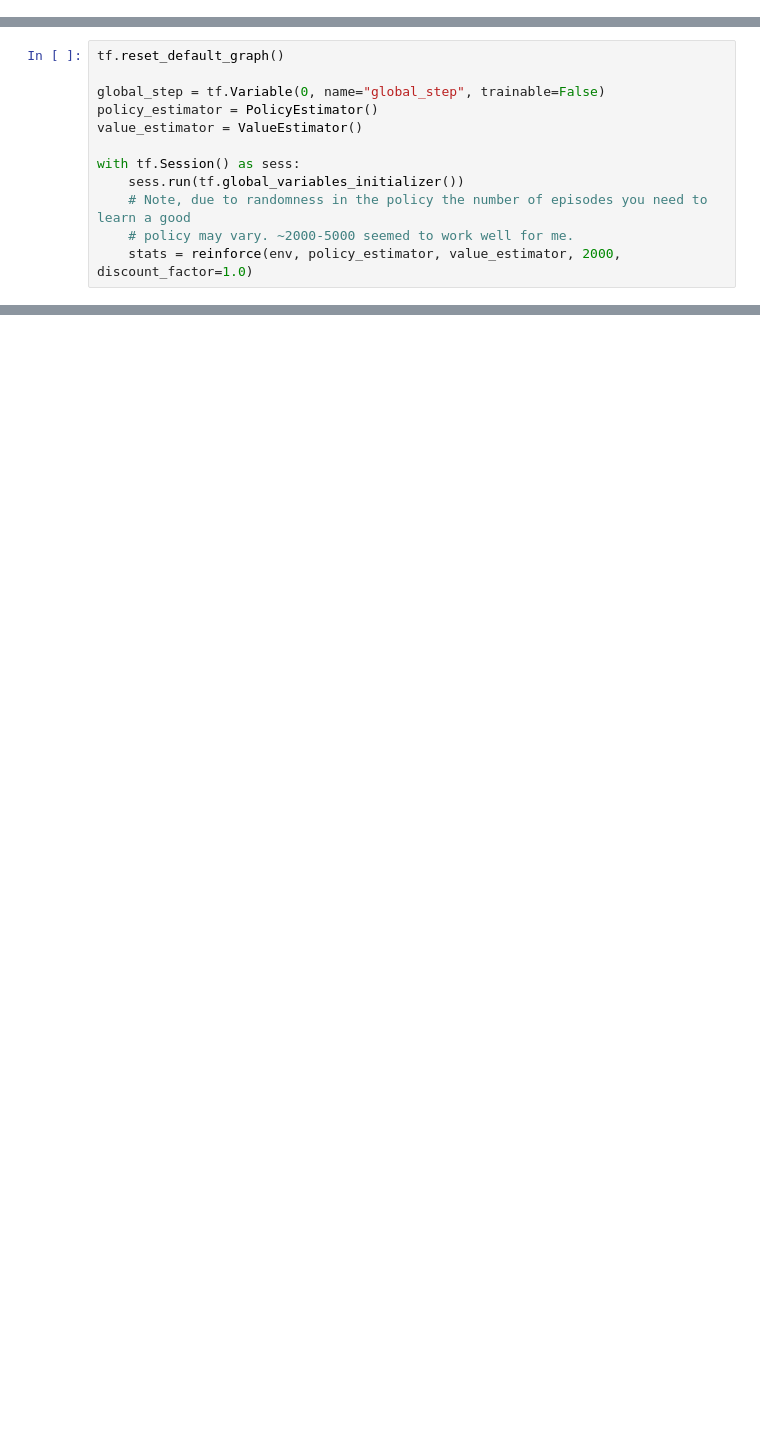
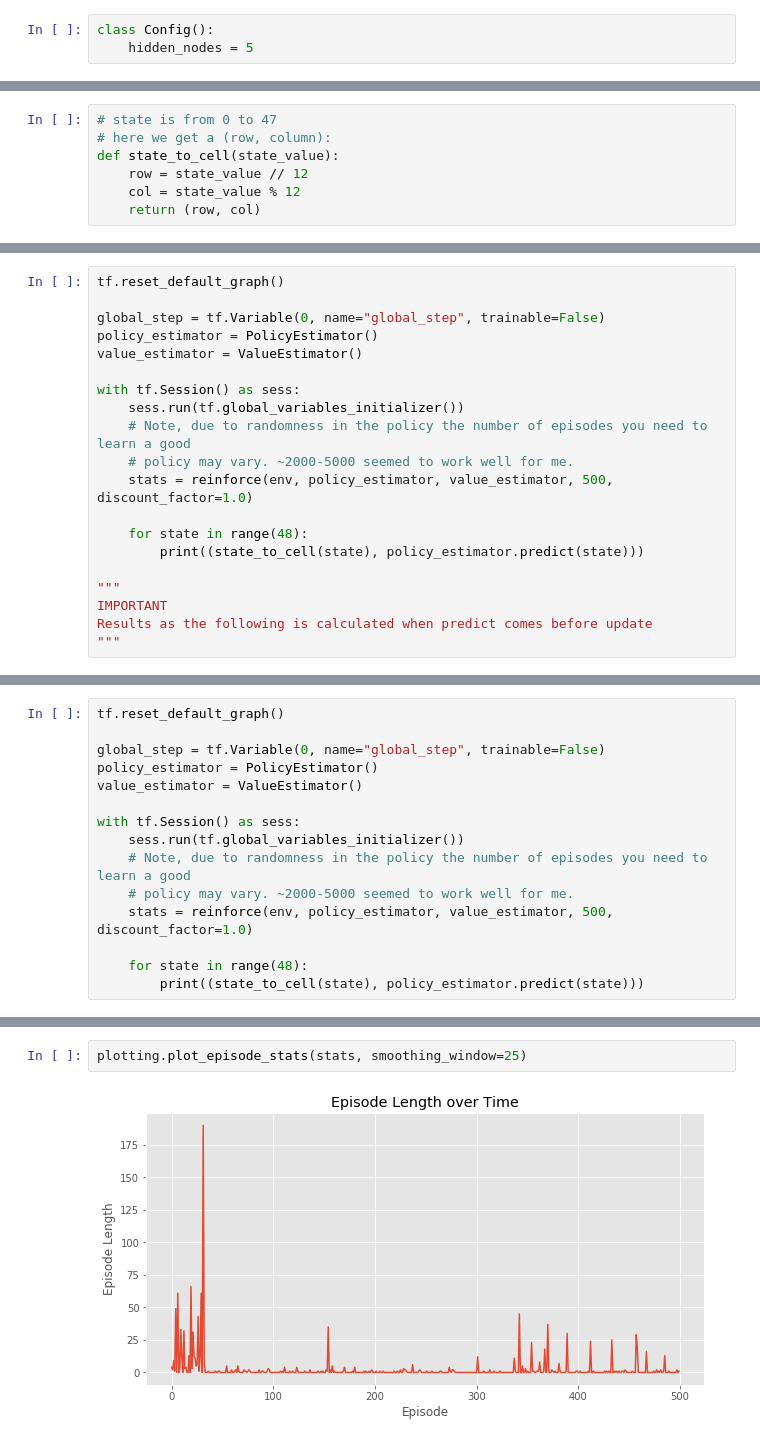
Before and after one commit to tuandnvn/learn-to-perform, a Jupyter notebook: notebooks/cliffwalk_reinforce_baseline.ipynb, the cells around one changed output, grey strips where cells are left out. Cells and saved outputs as stored; diff of their text form; blank space fills up the shorter version.

Commit message:
Finish doing exercise for REINFORCE

```diff
--- a/notebooks/cliffwalk_reinforce_baseline.ipynb
+++ b/notebooks/cliffwalk_reinforce_baseline.ipynb
@@ -38,3 +22,6 @@ env.__dict__
+# %%
+class Config():
+    hidden_nodes = 5
 # %%
 class PolicyEstimator():
     """
@@ -143,0 +202,7 @@ def reinforce(env, estimator_policy, estimator_value, num_episodes, discount_fac
+# %%
+# state is from 0 to 47
+# here we get a (row, column):
+def state_to_cell(state_value):
+    row = state_value // 12
+    col = state_value % 12
+    return (row, col)
@@ -143,0 +294,20 @@ def reinforce(env, estimator_policy, estimator_value, num_episodes, discount_fac
+# %%
+tf.reset_default_graph()
+
+global_step = tf.Variable(0, name="global_step", trainable=False)
+policy_estimator = PolicyEstimator()
+value_estimator = ValueEstimator()
+
+with tf.Session() as sess:
+    sess.run(tf.global_variables_initializer())
+    # Note, due to randomness in the policy the number of episodes you need to learn a good
+    # policy may vary. ~2000-5000 seemed to work well for me.
+    stats = reinforce(env, policy_estimator, value_estimator, 500, discount_factor=1.0)
+
+    for state in range(48):
+        print((state_to_cell(state), policy_estimator.predict(state)))
+
+"""
+IMPORTANT
+Results as the following is calculated when predict comes before update
+"""
@@ -152,4 +341,7 @@ with tf.Session() as sess:
     sess.run(tf.global_variables_initializer())
     # Note, due to randomness in the policy the number of episodes you need to learn a good
     # policy may vary. ~2000-5000 seemed to work well for me.
-    stats = reinforce(env, policy_estimator, value_estimator, 2000, discount_factor=1.0)
+    stats = reinforce(env, policy_estimator, value_estimator, 500, discount_factor=1.0)
+
+    for state in range(48):
+        print((state_to_cell(state), policy_estimator.predict(state)))
@@ -155,0 +366,4 @@ with tf.Session() as sess:
+# %%
+plotting.plot_episode_stats(stats, smoothing_window=25)
+# %% [output]
+[figure, added]
```
Also changed, not shown: parts of 12 cells of this notebook.
